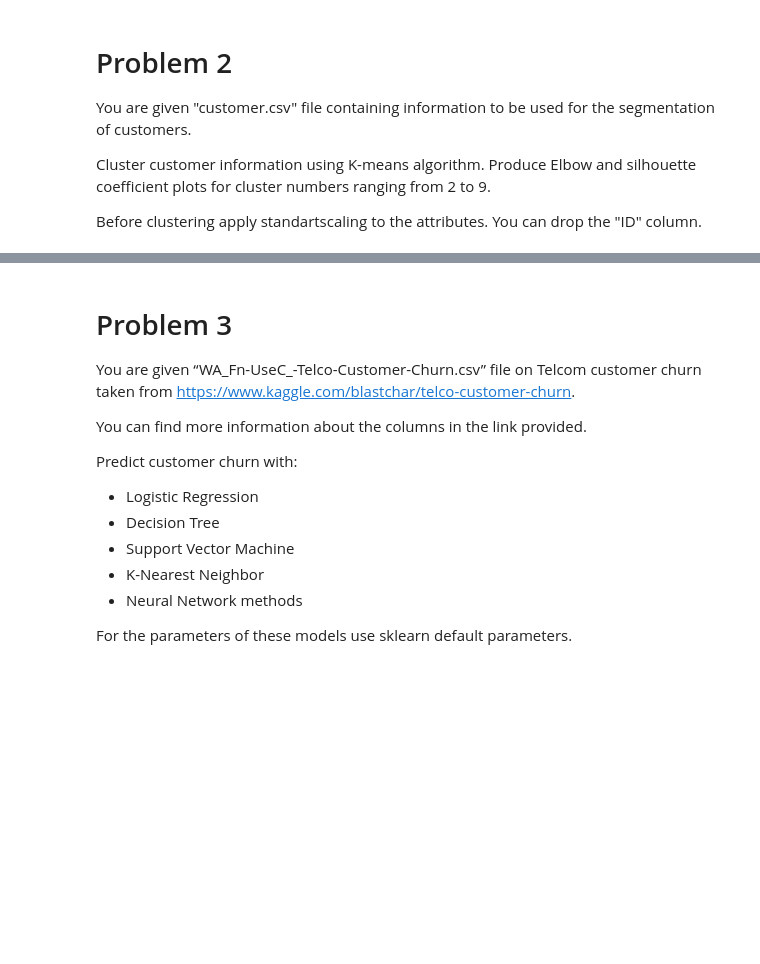
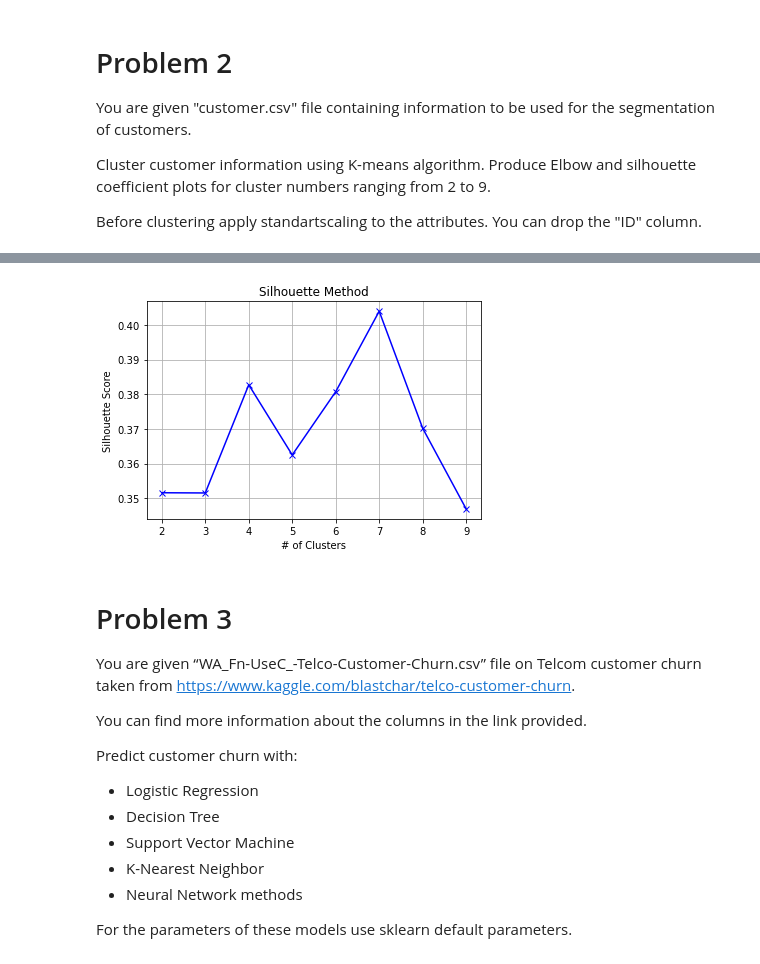
Before and after one commit to yukosgiti/BBL_536E_HW2, a Jupyter notebook: kapany_bbl536e_homework2.ipynb, the cells around one changed output, grey strips where cells are left out. Cells and saved outputs as stored; diff of their text form; code cells hidden in the pictures; blank space fills up the shorter version.

```diff
--- a/kapany_bbl536e_homework2.ipynb
+++ b/kapany_bbl536e_homework2.ipynb
@@ -106,3 +151,22 @@ Before clustering apply standartscaling to the attributes. You can drop the "ID"
+# %%
+from sklearn.metrics import silhouette_score
+from matplotlib import pyplot as plt
+
+scores = []
+for k in range(2, 10):
+    labels = model.fit_predict(X)
+    score = silhouette_score(X, labels=labels)
+    scores.append(score)
+
+plt.plot(list(range(2, 10)), scores, "bx-")
+plt.grid(True)
+plt.xlabel("# of Clusters")
+plt.xticks(list(range(2, 10)))
+plt.ylabel("Silhouette Score")
+plt.title("Silhouette Method")
+plt.show()
+# %% [output]
+[figure, added]
 # %% [markdown]
 # Problem 3
 
```
Also changed, not shown: parts of 7 cells of this notebook.
